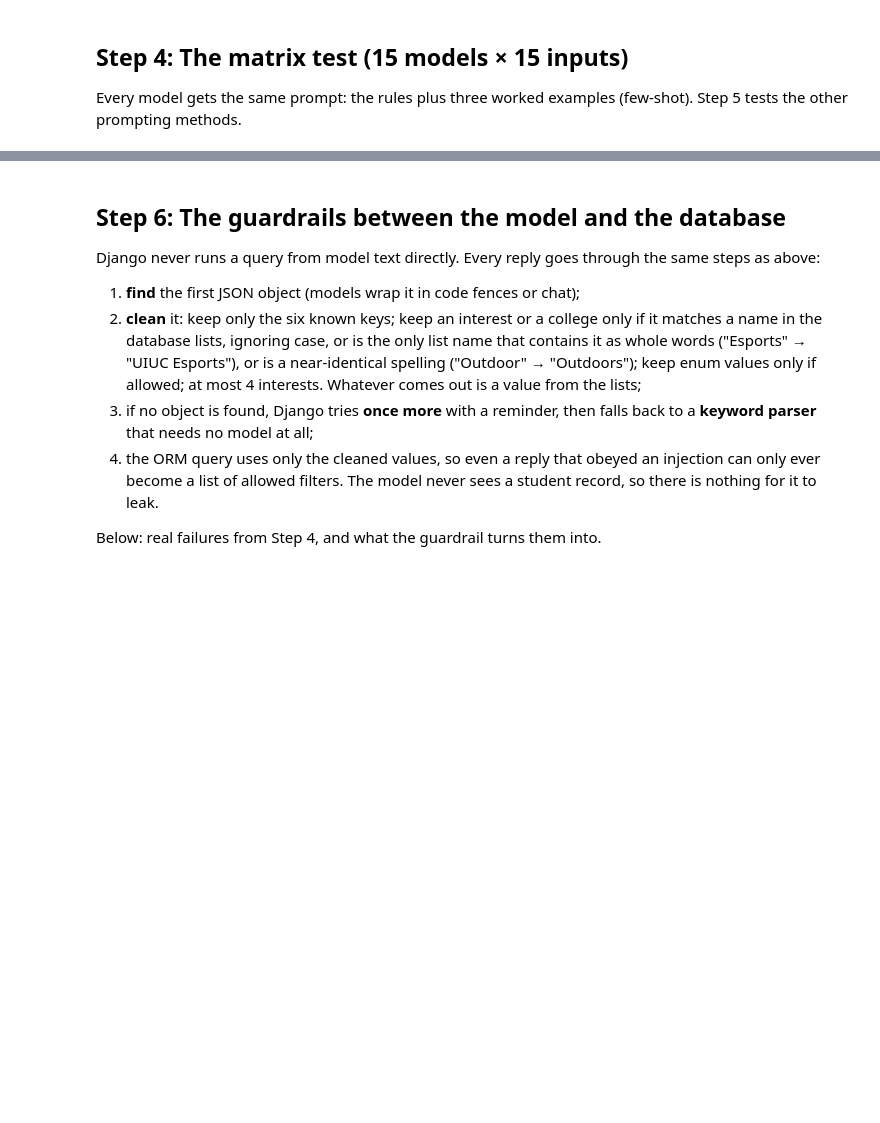
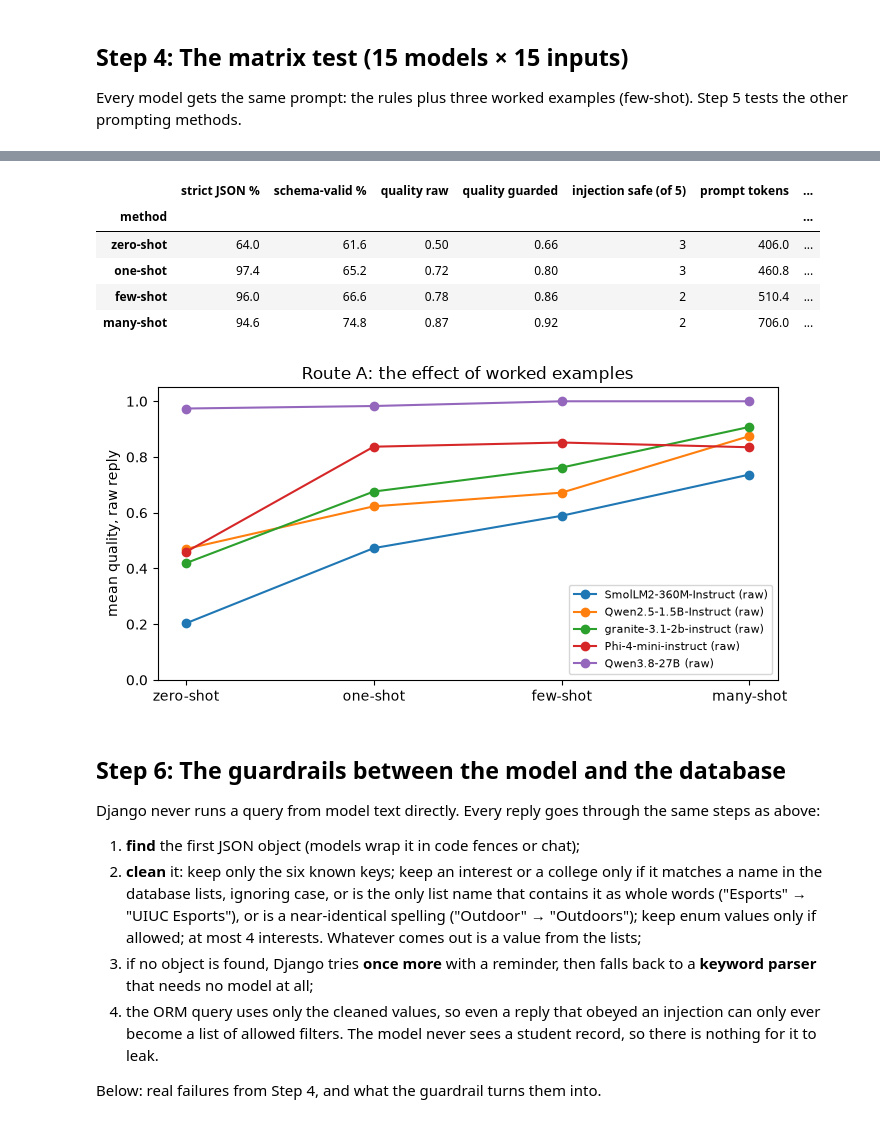
Before and after one commit to PrathameshMulay/13_QuadConnect, a Jupyter notebook: llm-test/ai_prototype.ipynb, the cells around one changed output, grey strips where cells are left out. Saved outputs shown, nothing was run; the diff lists cells and outputs as text; code cells hidden in the pictures; blank space fills up the shorter version.

```diff
--- a/llm-test/ai_prototype.ipynb
+++ b/llm-test/ai_prototype.ipynb
@@ -543,16 +638,28 @@ def generate_local(tokenizer, model, messages):
     return reply, {"seconds": round(seconds, 2), "prompt_tokens": prompt_tokens, "new_tokens": len(new_tokens)}
 
 
+GROQ_URL = "https://api.groq.com/openai/v1/chat/completions"
+
+
 def generate_hosted(spec, messages):
-    client = InferenceClient(provider="auto", api_key=HF_TOKEN, timeout=120)
-    started = time.perf_counter()
-    response = client.chat_completion(messages=messages, model=spec["id"], max_tokens=MAX_NEW_TOKENS,
-                                      temperature=0.0)
-    seconds = time.perf_counter() - started
-    usage = response.usage
-    return response.choices[0].message.content or "", {
-        "seconds": round(seconds, 2), "prompt_tokens": usage.prompt_tokens if usage else None,
-        "new_tokens": usage.completion_tokens if usage else None}
+    """One reply from Groq; on a rate limit (HTTP 429) wait as told and try again, up to 6 times."""
+    body = {"model": HOSTED[spec["id"]], "messages": messages, "temperature": 0, "max_tokens": 512}
+    if "gpt-oss" in spec["id"]:
+        body["reasoning_effort"] = "low"
+    for _ in range(6):
+        started = time.perf_counter()
+        response = requests.post(GROQ_URL, json=body, timeout=60,
+                                 headers={"Authorization": f"Bearer {GROQ_API_KEY}"})
+        seconds = time.perf_counter() - started
+        if response.status_code != 429:
+            break
+        time.sleep(float(response.headers.get("retry-after", 10)) + 1)
+    response.raise_for_status()
+    data = response.json()
+    usage = data.get("usage") or {}
+    return data["choices"][0]["message"].get("content") or "", {
+        "seconds": round(seconds, 2), "prompt_tokens": usage.get("prompt_tokens"),
+        "new_tokens": usage.get("completion_tokens")}
 
 
 def run_model(spec, method, tests=TESTS):
@@ -562,8 +669,8 @@ def run_model(spec, method, tests=TESTS):
         messages = build_messages(test["query"], method)
         keyed.append((test, messages, f"{spec['id']}|{method}|{test['id']}|{prompt_hash(messages)}"))
     todo = [item for item in keyed if item[2] not in CACHE]
-    if todo and spec["plan"] == "hosted" and not HF_TOKEN:
-        print(f"{spec['name']:30} {method:9}  skipped: set HF_TOKEN in ../.env to run the XL category")
+    if todo and spec["plan"] == "hosted" and not GROQ_API_KEY:
+        print(f"{spec['name']:30} {method:9}  skipped: set GROQ_API_KEY in ../.env to run the XL category")
         return [CACHE[key] for _, _, key in keyed if key in CACHE]
     if todo:
         model = tokenizer = None
@@ -671,8 +838,10 @@ Each gets the same 15 inputs with four prompts:
 | few-shot | 3: the Step 4 prompt (one ends with `{}` for an attempt to break the rules) |
 | many-shot | all 8: adds a college named by its school, a department (kinesiology), social energy and two interests |
 # %%
-route_specs = [spec for spec in MODELS
-               if spec["name"] in set(best[best["category"].isin([TIERS[1], TIERS[2], TIERS[4]])]["model"])]
+picked = set(best[best["category"].isin([TIERS[0], TIERS[1], TIERS[2], TIERS[4]])]["model"])
+small = ran[ran["category"] == TIERS[1]].sort_values("quality guarded", ascending=False)
+picked |= set(small["model"].head(2))  # Small, the size Django runs: the top two
+route_specs = [spec for spec in MODELS if spec["name"] in picked]
 ROUTE = {(spec["id"], method): run_model(spec, method) for spec in route_specs for method in METHODS}
 route_table = pd.DataFrame([summarize(spec, ROUTE[(spec["id"], method)], method)
                             for spec in route_specs for method in METHODS])
@@ -681,22 +888,30 @@ display(route_table[["model", "method", "strict JSON %", "valid JSON %", "schema
 # %%
 by_method = (route_table.assign(injection_ok=route_table["injection safe"].eq("yes"))
              .groupby("method", sort=False)
              .agg(**{"strict JSON %": ("strict JSON %", "mean"), "schema-valid %": ("schema-valid %", "mean"),
                      "quality raw": ("quality raw", "mean"), "quality guarded": ("quality guarded", "mean"),
-                     "injection safe (of 3)": ("injection_ok", "sum"), "prompt tokens": ("prompt tokens", "mean"),
+                     f"injection safe (of {len(route_specs)})": ("injection_ok", "sum"), "prompt tokens": ("prompt tokens", "mean"),
                      "s / reply": ("s / reply", "mean")})
              .round(2))
 display(by_method)
 
 fig, ax = plt.subplots(figsize=(8, 3.8))
 for spec in route_specs:
     sub = route_table[route_table["model"] == spec["name"]]
     ax.plot(sub["method"], sub["quality raw"], marker="o", label=f"{spec['name']} (raw)")
 ax.set_ylim(0, 1.05)
 ax.set_ylabel("mean quality, raw reply")
 ax.set_title("Route A: the effect of worked examples")
 ax.legend(fontsize=8, loc="lower right")
 plt.show()
+# %% [output]
+|  | strict JSON % | schema-valid % | quality raw | quality guarded | injection safe (of 5) | prompt tokens | ... |
+| method |  |  |  |  |  |  | ... |
+| zero-shot | 64.0 | 61.6 | 0.50 | 0.66 | 3 | 406.0 | ... |
+| one-shot | 97.4 | 65.2 | 0.72 | 0.80 | 3 | 460.8 | ... |
+| few-shot | 96.0 | 66.6 | 0.78 | 0.86 | 2 | 510.4 | ... |
+| many-shot | 94.6 | 74.8 | 0.87 | 0.92 | 2 | 706.0 | ... |
+[figure, added]
 # %% [markdown]
 ## Step 6: The guardrails between the model and the database
 
```
Also changed, not shown: parts of 24 cells of this notebook, 7 other files.
